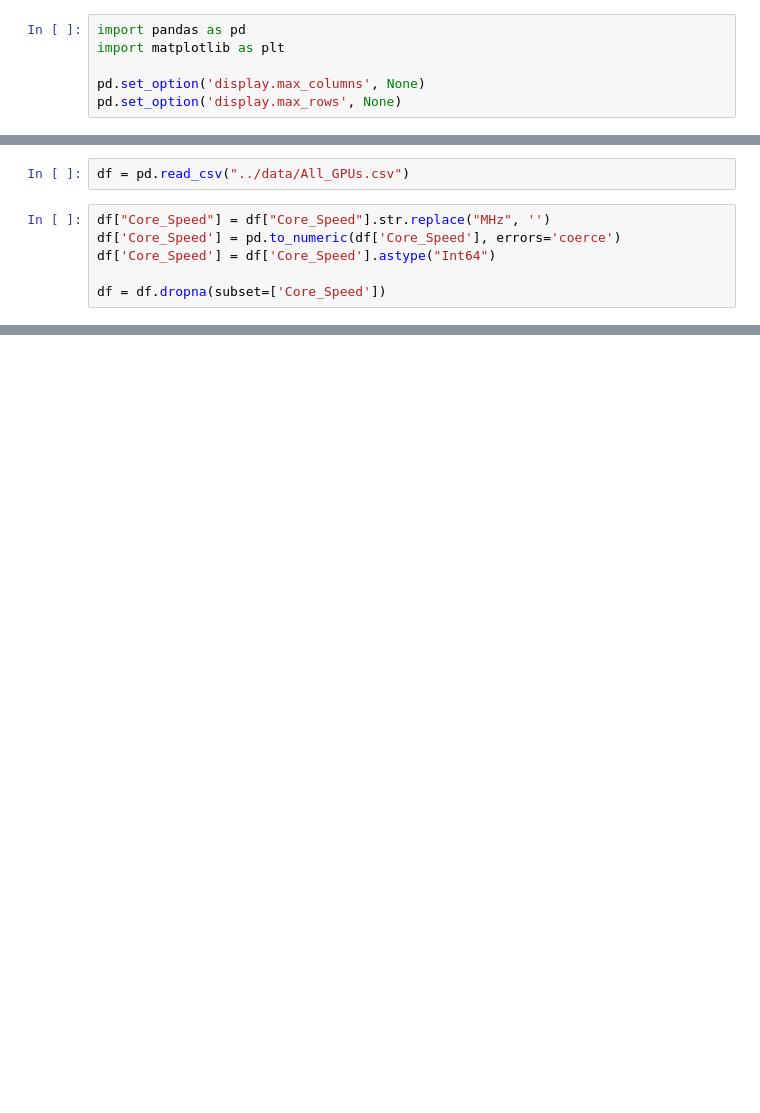
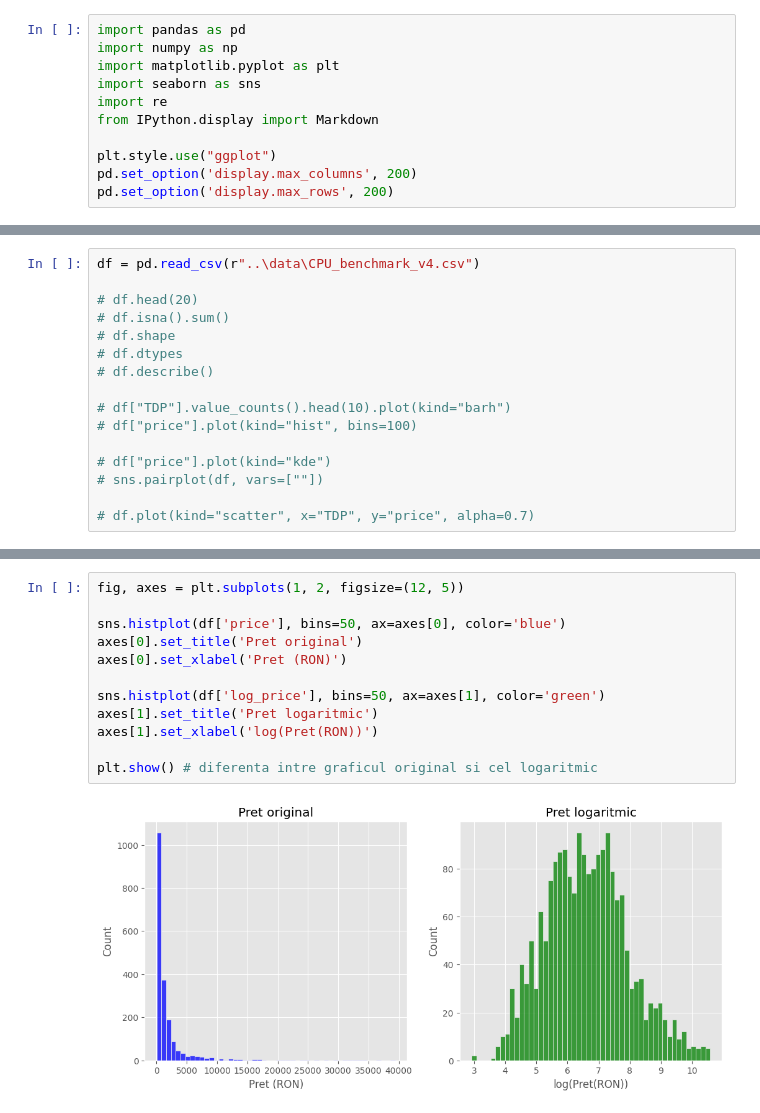
Before and after one commit to Madachii/sisteme-inteligente, a Jupyter notebook: src/notebook.ipynb, the cells around one changed output, grey strips where cells are left out. Cells and saved outputs as stored; diff of their text form; blank space fills up the shorter version.

```diff
--- a/src/notebook.ipynb
+++ b/src/notebook.ipynb
@@ -1,6 +3,11 @@
 # %%
 import pandas as pd
-import matplotlib as plt
+import numpy as np
+import matplotlib.pyplot as plt
+import seaborn as sns
+import re
+from IPython.display import Markdown
 
-pd.set_option('display.max_columns', None)
-pd.set_option('display.max_rows', None)
+plt.style.use("ggplot")
+pd.set_option('display.max_columns', 200)
+pd.set_option('display.max_rows', 200)
@@ -7,8 +16,16 @@ pd.set_option('display.max_rows', None)
 # %%
-df = pd.read_csv("../data/All_GPUs.csv")
+df = pd.read_csv(r"..\data\CPU_benchmark_v4.csv")
+
+# df.head(20)
+# df.isna().sum()
+# df.shape
+# df.dtypes
+# df.describe()
+
+# df["TDP"].value_counts().head(10).plot(kind="barh")
+# df["price"].plot(kind="hist", bins=100)
+
+# df["price"].plot(kind="kde")
+# sns.pairplot(df, vars=[""])
+
+# df.plot(kind="scatter", x="TDP", y="price", alpha=0.7)
-# %%
-df["Core_Speed"] = df["Core_Speed"].str.replace("MHz", '')
-df['Core_Speed'] = pd.to_numeric(df['Core_Speed'], errors='coerce')
-df['Core_Speed'] = df['Core_Speed'].astype("Int64")
-
-df = df.dropna(subset=['Core_Speed'])
@@ -14,0 +80,14 @@ df = df.dropna(subset=['Core_Speed'])
+# %%
+fig, axes = plt.subplots(1, 2, figsize=(12, 5))
+
+sns.histplot(df['price'], bins=50, ax=axes[0], color='blue')
+axes[0].set_title('Pret original')
+axes[0].set_xlabel('Pret (RON)')
+
+sns.histplot(df['log_price'], bins=50, ax=axes[1], color='green')
+axes[1].set_title('Pret logaritmic')
+axes[1].set_xlabel('log(Pret(RON))')
+
+plt.show() # diferenta intre graficul original si cel logaritmic
+# %% [output]
+[figure, added]
```
Also changed, not shown: parts of 7 cells of this notebook, 4 other files.
